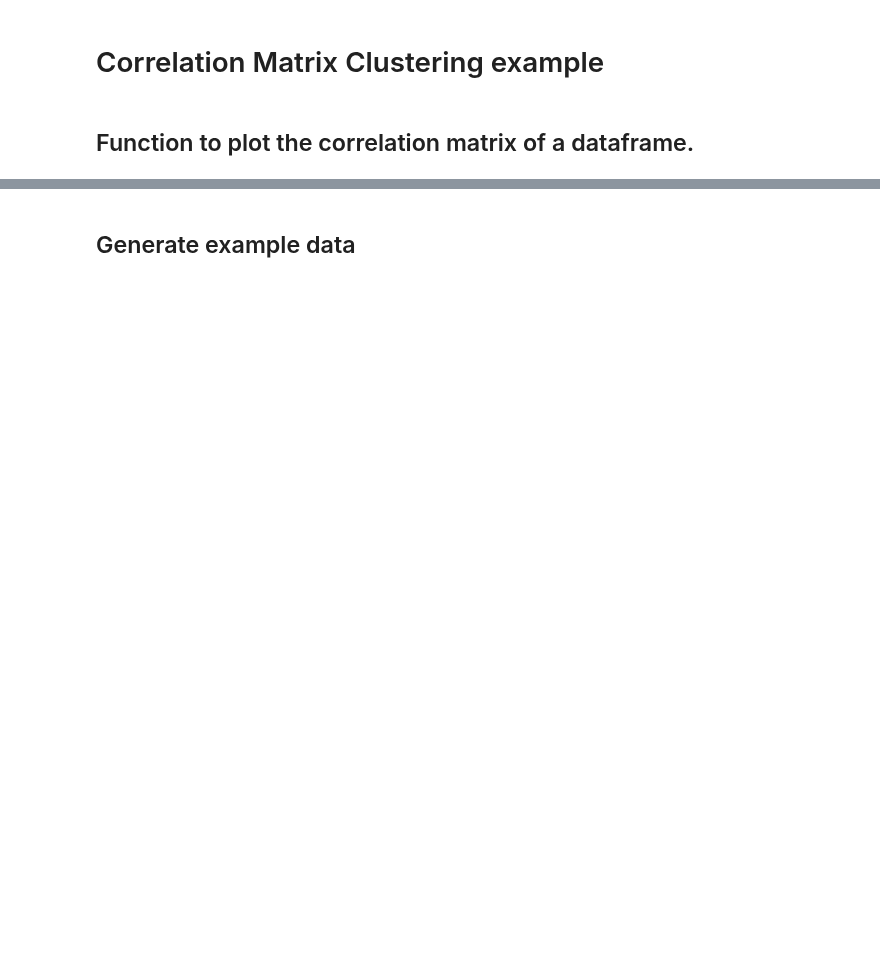
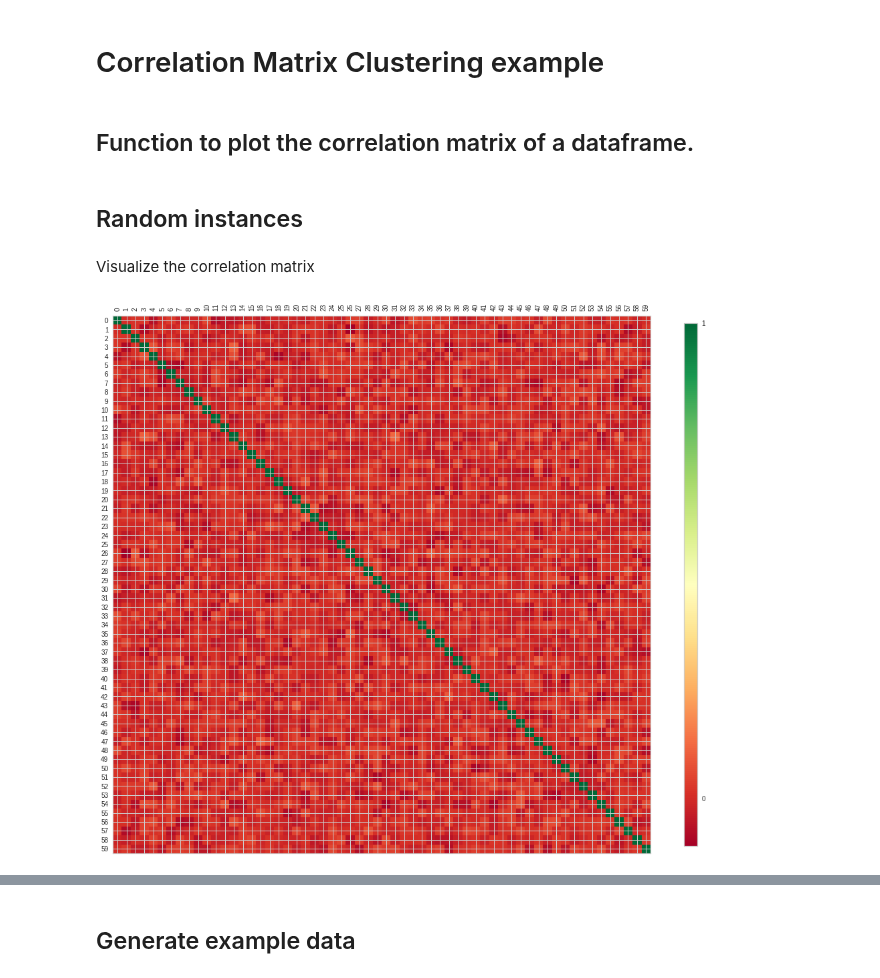
Before and after one commit to serivan/mldmlab, a Jupyter notebook: HANDSON-ML/09_ClusterEvaluation.ipynb, the cells around one changed output, grey strips where cells are left out. Cells and saved outputs as stored; diff of their text form; code cells hidden in the pictures; blank space fills up the shorter version.

```diff
--- a/HANDSON-ML/09_ClusterEvaluation.ipynb
+++ b/HANDSON-ML/09_ClusterEvaluation.ipynb
@@ -229,3 +229,14 @@ def plot_corr(df,size=10):
 
     # Add the colorbar legend
     cbar = fig.colorbar(cax, ticks=[-1, 0, 1], aspect=40, shrink=.8)
+# %% [markdown]
+## Random instances
+# %%
+#using numpy's randint
+df = pd.DataFrame(np.random.randint(0,60000,size=(1000,60)))
+# %% [markdown]
+Visualize the correlation matrix
+# %%
+plot_corr(df, size=18)
+# %% [output]
+[figure, added]
```
Also changed, not shown: parts of 15 cells of this notebook.
